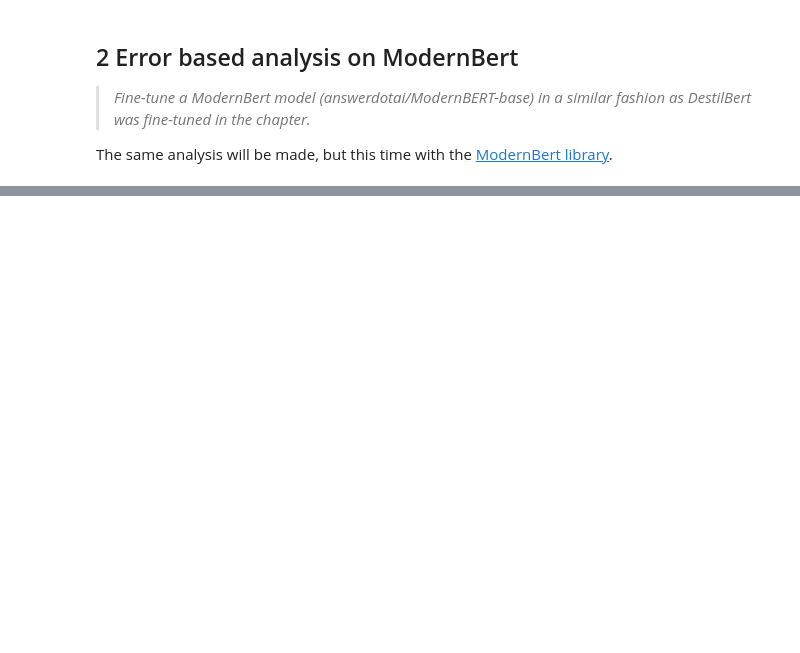
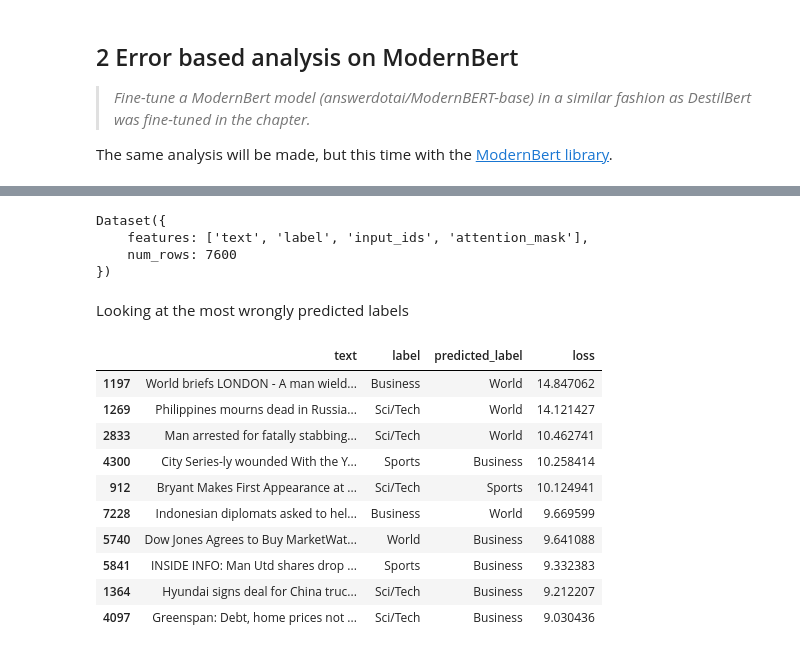
Before and after one commit to simon-mellergaard/GAI-with-LLMs, a Jupyter notebook: Project codes/question1.ipynb, the cells around one changed output, grey strips where cells are left out. Drawn from its saved outputs; the diff is of its cells as text; code cells hidden in the pictures; blank space fills up the shorter version.

```diff
--- a/Project codes/question1.ipynb
+++ b/Project codes/question1.ipynb
@@ -243,0 +377,66 @@ The same analysis will be made, but this time with the [ModernBert library](http
+# %%
+from torch.nn.functional import cross_entropy
+
+def forward_pass_with_label(batch):
+    # Place all input tensors on the same device as the model
+    inputs = {k:v.to(device) for k,v in batch.items()
+              if k in tokenizer.model_input_names}
+
+    with torch.no_grad():
+        output = model(**inputs)
+        pred_label = torch.argmax(output.logits, axis=-1)
+        loss = cross_entropy(output.logits, batch["label"].to(device),
+                             reduction="none")
+
+    # Place outputs on CPU for compatibility with other dataset columns
+    return {"loss": loss.cpu().numpy(),
+            "predicted_label": pred_label.cpu().numpy()}
+# %%
+tokenized_datasets['test']
+# %% [output]
+Dataset({
+    features: ['text', 'label', 'input_ids', 'attention_mask'],
+    num_rows: 7600
+})
+# %%
+ag_news = load_dataset("ag_news")
+def tokenize(batch):
+    return tokenizer(batch["text"], padding=True, truncation=True)
+ag_news_encoded = ag_news.map(tokenize, batched=True, batch_size=None)
+ag_news_encoded.set_format("torch",
+                            columns=["input_ids", "attention_mask", "label"])
+# %%
+#hide_output
+# Convert our dataset back to PyTorch tensors
+ag_news_encoded.set_format("torch",
+                            columns=['text', 'label', 'input_ids', 'attention_mask'])
+# Compute loss values
+ag_news_encoded["test"] = ag_news_encoded["test"].map(
+    forward_pass_with_label, batched=True, batch_size=16)
+# %%
+def label_int2str(row):
+    return ag_news["test"].features["label"].int2str(row)
+
+ag_news_encoded.set_format("pandas")
+cols = ["text", "label", "predicted_label", "loss"]
+df_test = ag_news_encoded["test"][:][cols]
+df_test["label"] = df_test["label"].apply(label_int2str)
+df_test["predicted_label"] = (df_test["predicted_label"]
+                              .apply(label_int2str))
+# %% [markdown]
+Looking at the most wrongly predicted labels
+# %%
+pd.set_option('display.max_colwidth', None)
+df_test.sort_values("loss", ascending=False).head(10)
+# %% [output]
+|  | text | label | predicted_label | loss |
+| 1197 | World briefs LONDON - A man wield... | Business | World | 14.847062 |
+| 1269 | Philippines mourns dead in Russia... | Sci/Tech | World | 14.121427 |
+| 2833 | Man arrested for fatally stabbing... | Sci/Tech | World | 10.462741 |
+| 4300 | City Series-ly wounded With the Y... | Sports | Business | 10.258414 |
+| 912 | Bryant Makes First Appearance at ... | Sci/Tech | Sports | 10.124941 |
+| 7228 | Indonesian diplomats asked to hel... | Business | World | 9.669599 |
+| 5740 | Dow Jones Agrees to Buy MarketWat... | World | Business | 9.641088 |
+| 5841 | INSIDE INFO: Man Utd shares drop ... | Sports | Business | 9.332383 |
+| 1364 | Hyundai signs deal for China truc... | Sci/Tech | Business | 9.212207 |
+| 4097 | Greenspan: Debt, home prices not ... | Sci/Tech | Business | 9.030436 |
```
Also changed, not shown: parts of 35 cells of this notebook.
